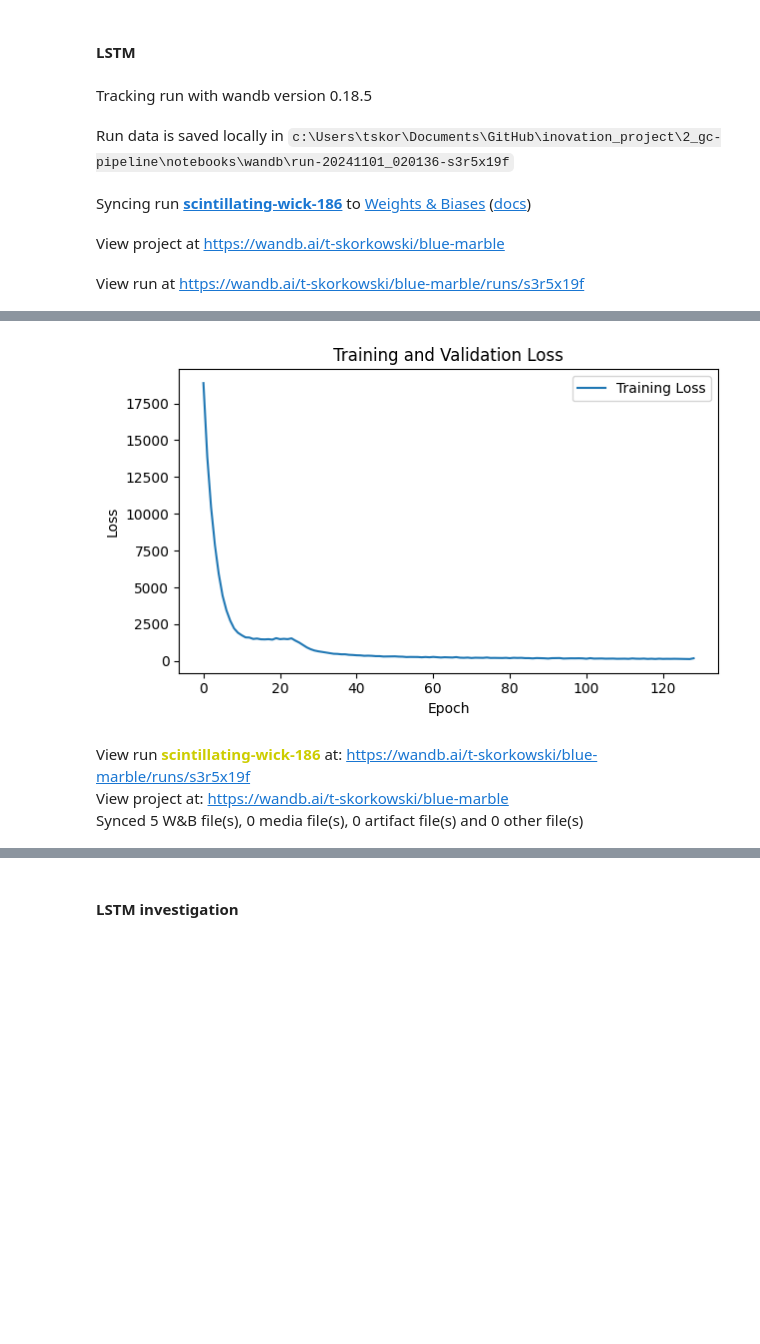
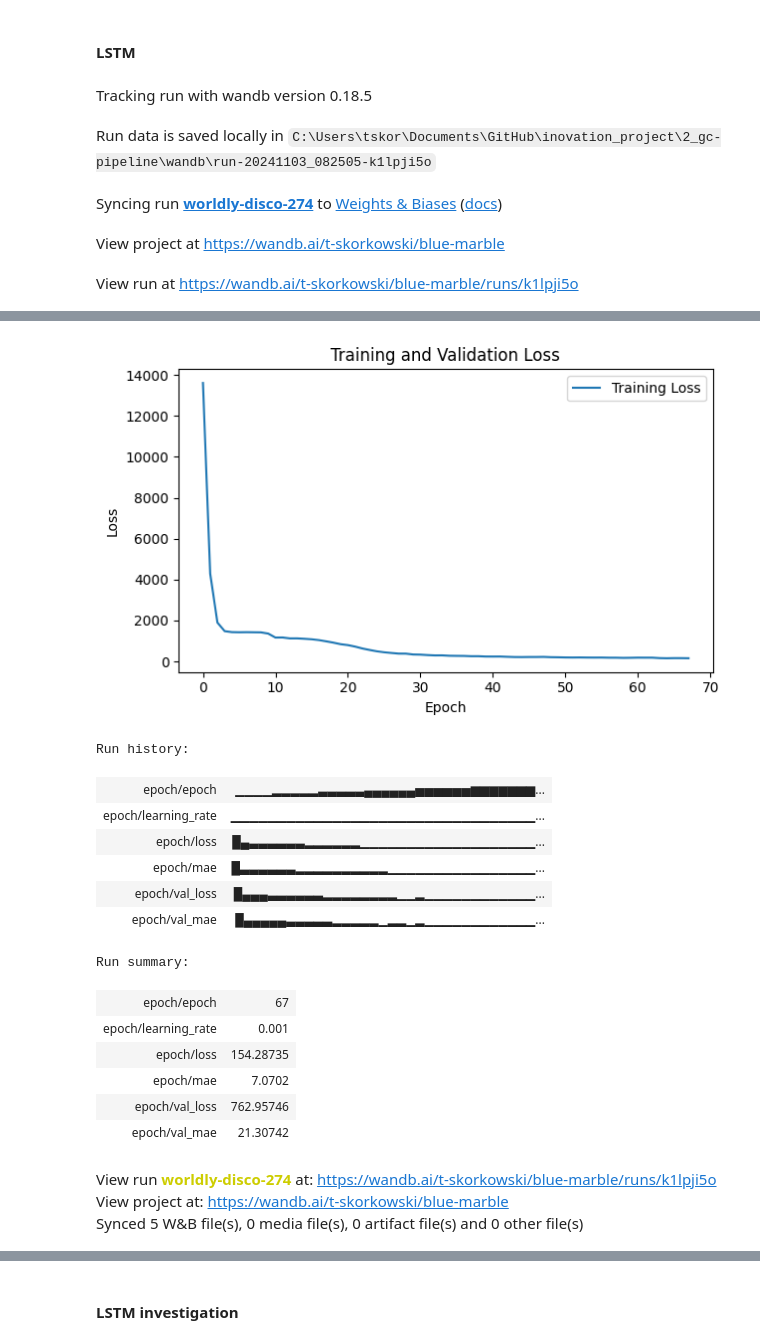
Before and after one commit to tskorkowski/crop_yield_prediction_CAS, a Jupyter notebook: 2_gc-pipeline/notebooks/training.ipynb, the cells around one changed output, grey strips where cells are left out. Drawn from its saved outputs; the diff is of its cells as text; code cells hidden in the pictures; blank space fills up the shorter version.

```diff
--- a/2_gc-pipeline/notebooks/training.ipynb
+++ b/2_gc-pipeline/notebooks/training.ipynb
@@ -17,16 +21,15 @@ import wandb
 # %% [markdown]
 #### Data preparation
 # %%
-
-dataset_path = r"C:\Users\tskor\Documents\GitHub\inovation_project\2_gc-pipeline\test_data\dataset_nan_map_True_norm_True_60_buckets_9_bands_60_dataset.npy"
-labels_path = r"C:\Users\tskor\Documents\GitHub\inovation_project\2_gc-pipeline\test_data\dataset_nan_map_True_norm_True_60_buckets_9_bands_60_labels.npy"
-
 config_data = {
     "months": 3,
     "num_bands": 12,
-    "num_buckets": 60,
+    "num_buckets": 120,
     "batch_size": 32,
 }
+
+dataset_path = rf"C:\Users\tskor\Documents\GitHub\inovation_project\2_gc-pipeline\test_data\dataset_nan_map_True_norm_True_{config_data['num_buckets']}_buckets_{config_data['num_bands']}_bands_60_dataset.npy"
+labels_path = rf"C:\Users\tskor\Documents\GitHub\inovation_project\2_gc-pipeline\test_data\dataset_nan_map_True_norm_True_{config_data['num_buckets']}_buckets_{config_data['num_bands']}_bands_60_labels.npy"
 # %% [markdown]
 #### MLP
 # %%
@@ -128,23 +148,31 @@ lstm_train_dataset, lstm_val_dataset, lstm_test_dataset = test_train_split(lstm_
                                                                             labels,
                                                                             **config_data)
 # %%
-wandb.init(project="blue-marble")
-config_lstm = {
-    "input_shape": (3, 9 * 60),
-    "no_lstm_units": [130,] * 7,
-}
-lstm_model = Lstm(**config_lstm)
-lstm_model.compile(learning_rate=0.0008)
-lstm_model.fit(lstm_train_dataset,
-         lstm_val_dataset,
-         epochs=300)
+train_lstm = True
+model_path = r"C:\Users\tskor\Documents\GitHub\inovation_project\2_gc-pipeline\models\saved\\"
+model_name = "LSTM-angry-mayo-20241101-102955.keras"
+if train_lstm:
+    wandb.init(project="blue-marble")
+    config_lstm = {
+        "input_shape": (config_data["months"], config_data["num_buckets"] * config_data["num_bands"]),
+        "no_lstm_units": [200,] * 7,
+        "attention_units": 200,
+    }
+    lstm_model = LstmWithAttention(**config_lstm)
+    lstm_model.compile(learning_rate=0.0001)
+    lstm_model.fit(lstm_train_dataset,
+            lstm_val_dataset,
+            epochs=300)
 
-lstm_model.trainable = False
-wandb.finish()
+    lstm_model.trainable = False
+    wandb.finish()
+else:
+    lstm_model = tf.keras.models.load_model(model_path + model_name)
+    lstm_model.compile()
 # %% [output]
 Tracking run with wandb version 0.18.5
-Run data is saved locally in c:\Users\tskor\Documents\GitHub\inovation_project\2_gc-pipeline\notebooks\wandb\run-20241101_020136-s3r5x19f
+Run data is saved locally in C:\Users\tskor\Documents\GitHub\inovation_project\2_gc-pipeline\wandb\run-20241103_082505-k1lpji5o
-Syncing run scintillating-wick-186 to Weights & Biases (docs)
+Syncing run worldly-disco-274 to Weights & Biases (docs)
 View project at https://wandb.ai/t-skorkowski/blue-marble
-View run at https://wandb.ai/t-skorkowski/blue-marble/runs/s3r5x19f
+View run at https://wandb.ai/t-skorkowski/blue-marble/runs/k1lpji5o
 Epoch 1/300
@@ -167,4 +195,18 @@ Epoch 129/300
-[figure, old version]
+[figure, new version]
+Run history:
+| epoch/epoch | ▁▁▁▁▂▂▂▂▂▃▃▃▃▃▄▄▄▄▄▄▅▅▅▅▅▅▆▆▆▆▆▆▆... |
+| epoch/learning_rate | ▁▁▁▁▁▁▁▁▁▁▁▁▁▁▁▁▁▁▁▁▁▁▁▁▁▁▁▁▁▁▁▁▁... |
+| epoch/loss | █▄▃▃▃▃▃▃▂▂▂▂▂▂▁▁▁▁▁▁▁▁▁▁▁▁▁▁▁▁▁▁▁... |
+| epoch/mae | █▃▃▃▃▃▃▂▂▂▂▂▂▂▂▂▂▁▁▁▁▁▁▁▁▁▁▁▁▁▁▁▁... |
+| epoch/val_loss | █▄▄▄▃▃▃▃▃▃▂▂▂▂▂▂▂▂▁▁▂▁▁▁▁▁▁▁▁▁▁▁▁... |
+| epoch/val_mae | █▄▄▄▄▄▃▃▃▃▃▂▂▂▂▂▁▂▂▁▂▁▁▁▁▁▁▁▁▁▁▁▁... |
+Run summary:
+| epoch/epoch | 67 |
+| epoch/learning_rate | 0.001 |
+| epoch/loss | 154.28735 |
+| epoch/mae | 7.0702 |
+| epoch/val_loss | 762.95746 |
+| epoch/val_mae | 21.30742 |
-View run scintillating-wick-186 at: https://wandb.ai/t-skorkowski/blue-marble/runs/s3r5x19f
+View run worldly-disco-274 at: https://wandb.ai/t-skorkowski/blue-marble/runs/k1lpji5o
 View project at: https://wandb.ai/t-skorkowski/blue-marble
 Synced 5 W&B file(s), 0 media file(s), 0 artifact file(s) and 0 other file(s)
```
Also changed, not shown: parts of 26 cells of this notebook, 16 other files.
